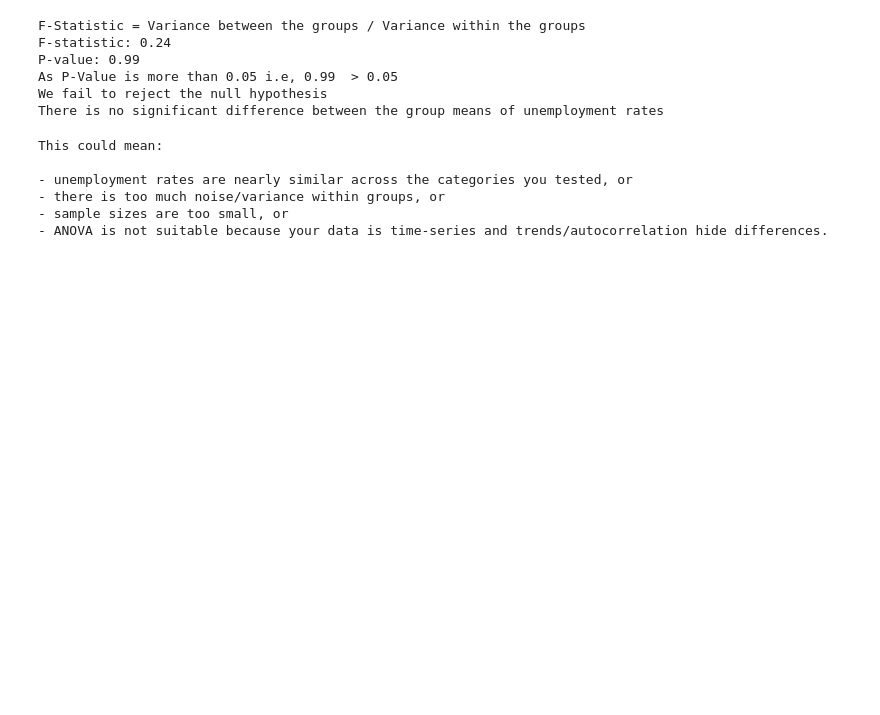
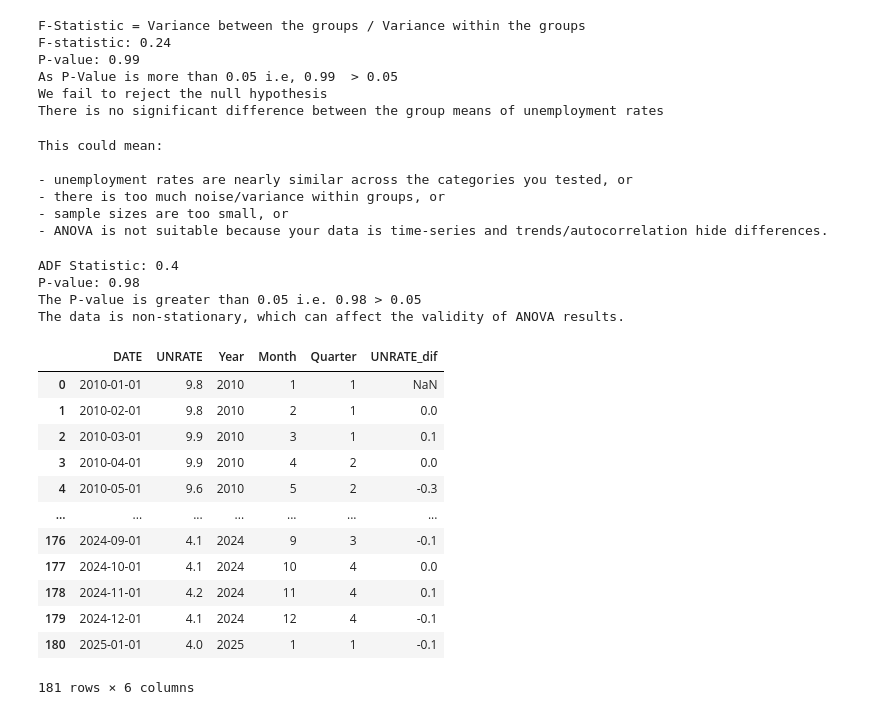
Before and after one commit to tanmaykumarchaki/AI-Driven-Market-Transformation-Analytics, a Jupyter notebook: anova.ipynb, the cells around one changed output. Cells and saved outputs as stored; diff of their text form; code cells hidden in the pictures; blank space fills up the shorter version.

```diff
--- a/anova.ipynb
+++ b/anova.ipynb
@@ -344,3 +333,34 @@ This could mean:
 - there is too much noise/variance within groups, or
 - sample sizes are too small, or
 - ANOVA is not suitable because your data is time-series and trends/autocorrelation hide differences.
+# %%
+from statsmodels.tsa.stattools import adfuller
+
+result = adfuller(unemp['DATE'])
+print("ADF Statistic:", result[0].round(2))
+print("P-value:", result[1].round(2))
+print("The P-value is greater than 0.05 i.e.", result[1].round(2),"> 0.05")
+print("The data is non-stationary, which can affect the validity of ANOVA results.")
+# %% [output]
+ADF Statistic: 0.4
+P-value: 0.98
+The P-value is greater than 0.05 i.e. 0.98 > 0.05
+The data is non-stationary, which can affect the validity of ANOVA results.
+# %%
+unemp['UNRATE_dif'] = unemp['UNRATE'].diff().round(4)
+unemp['UNRATE_dif'].dropna(inplace=True)
+unemp
+# %% [output]
+|  | DATE | UNRATE | Year | Month | Quarter | UNRATE_dif |
+| 0 | 2010-01-01 | 9.8 | 2010 | 1 | 1 | NaN |
+| 1 | 2010-02-01 | 9.8 | 2010 | 2 | 1 | 0.0 |
+| 2 | 2010-03-01 | 9.9 | 2010 | 3 | 1 | 0.1 |
+| 3 | 2010-04-01 | 9.9 | 2010 | 4 | 2 | 0.0 |
+| 4 | 2010-05-01 | 9.6 | 2010 | 5 | 2 | -0.3 |
+| ... | ... | ... | ... | ... | ... | ... |
+| 176 | 2024-09-01 | 4.1 | 2024 | 9 | 3 | -0.1 |
+| 177 | 2024-10-01 | 4.1 | 2024 | 10 | 4 | 0.0 |
+| 178 | 2024-11-01 | 4.2 | 2024 | 11 | 4 | 0.1 |
+| 179 | 2024-12-01 | 4.1 | 2024 | 12 | 4 | -0.1 |
+| 180 | 2025-01-01 | 4.0 | 2025 | 1 | 1 | -0.1 |
+181 rows × 6 columns
```
Also changed, not shown: parts of 4 cells of this notebook.
